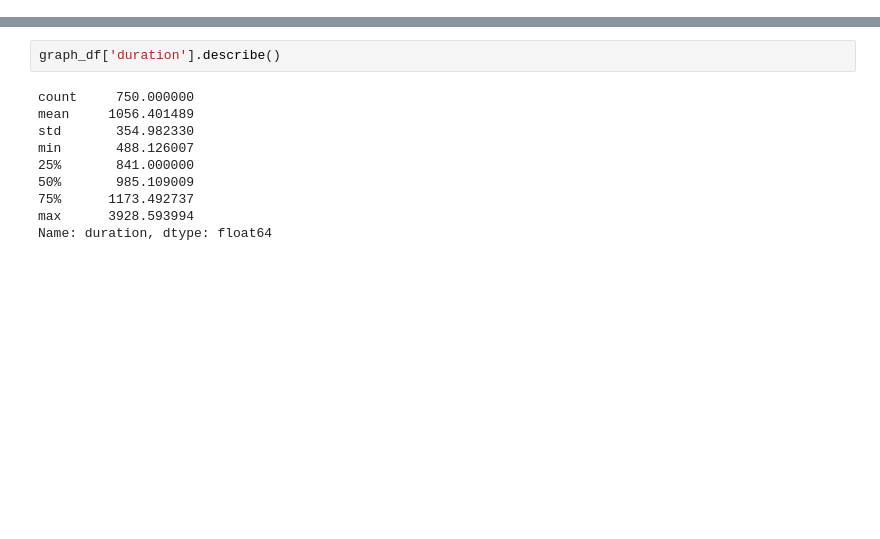
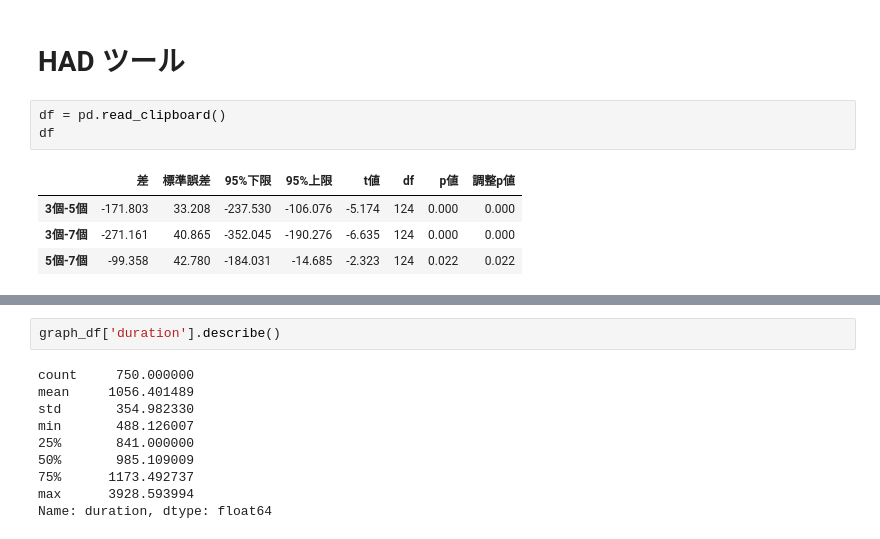
Before and after one commit to tngsk/labjs-study, a Jupyter notebook: ANOVA/02_Analyze.ipynb, the cells around one changed output, grey strips where cells are left out. Saved outputs shown, nothing was run; the diff lists cells and outputs as text; blank space fills up the shorter version.

```diff
--- a/ANOVA/Preprocessing.ipynb
+++ b/ANOVA/02_Analyze.ipynb
@@ -179,0 +156,10 @@ pivot_data
+# %% [markdown]
+# HAD ツール
+# %%
+df = pd.read_clipboard()
+df
+# %% [output]
+|  | 差 | 標準誤差 | 95%下限 | 95%上限 | t値 | df | p値 | 調整p値 |
+| 3個-5個 | -171.803 | 33.208 | -237.530 | -106.076 | -5.174 | 124 | 0.000 | 0.000 |
+| 3個-7個 | -271.161 | 40.865 | -352.045 | -190.276 | -6.635 | 124 | 0.000 | 0.000 |
+| 5個-7個 | -99.358 | 42.780 | -184.031 | -14.685 | -2.323 | 124 | 0.022 | 0.022 |
```
Also changed, not shown: parts of 22 cells of this notebook, 16 other files.
